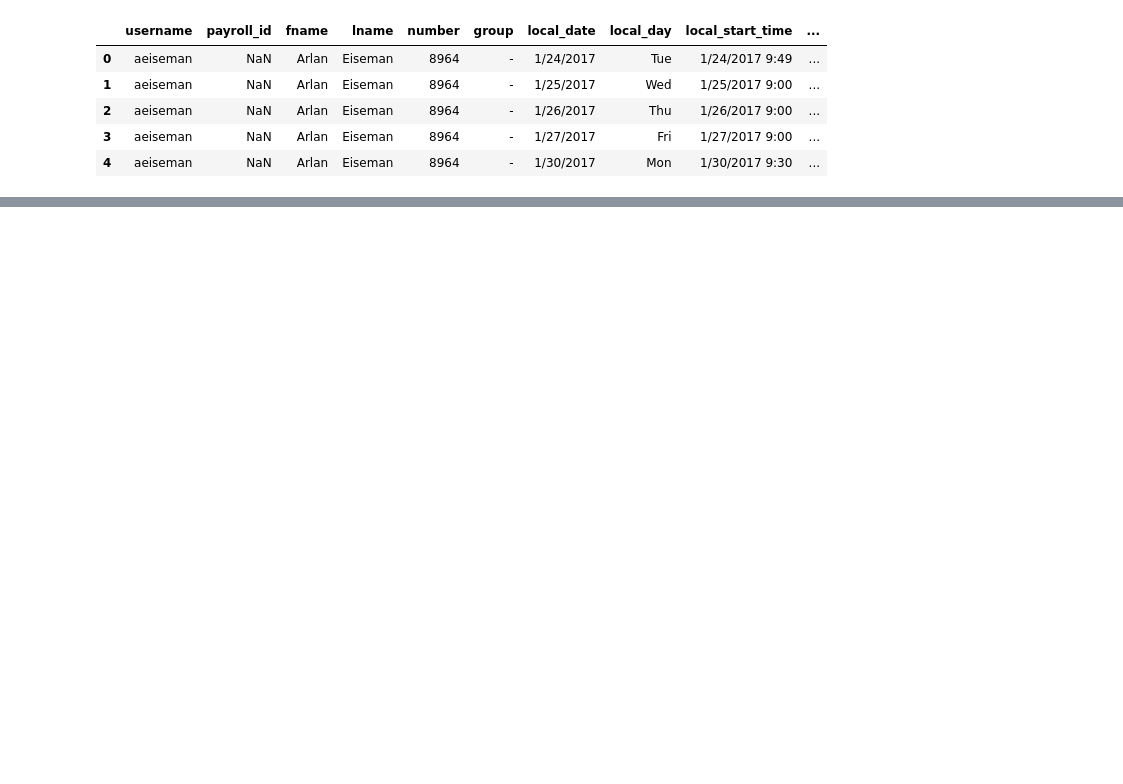
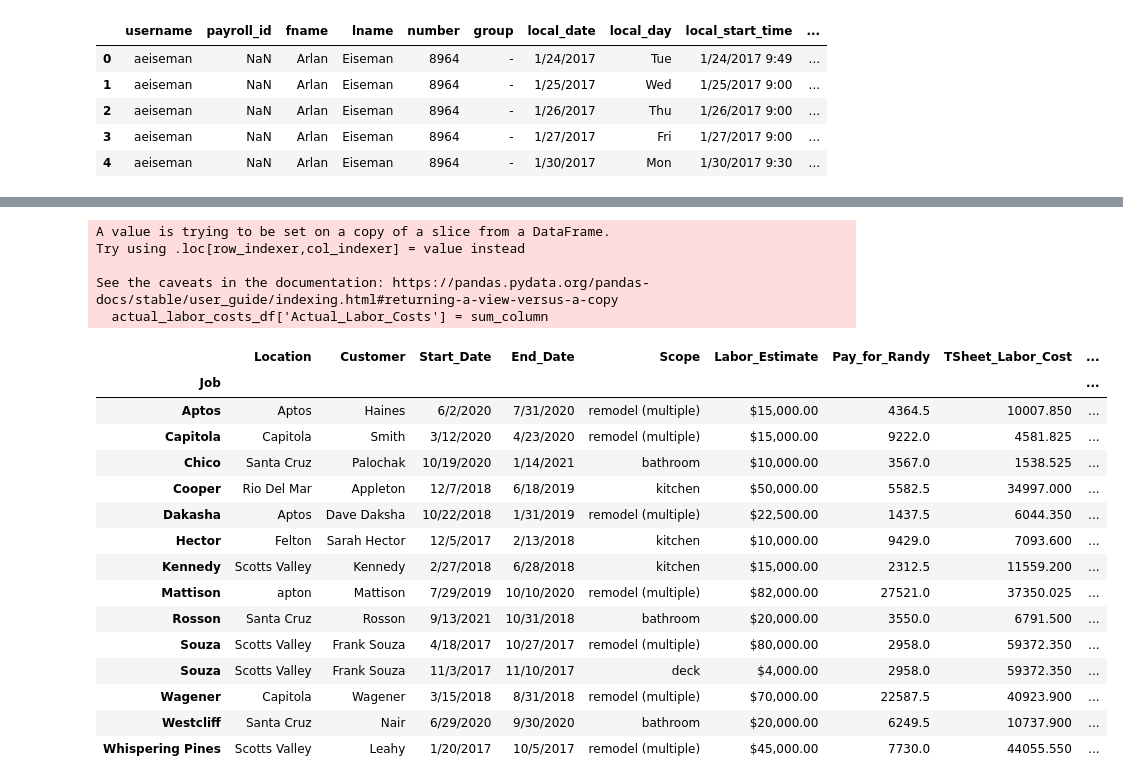
Before and after one commit to lesliefinlayson/Small_Business_Analysis, a Jupyter notebook: exploritory.ipynb, the cells around one changed output, grey strips where cells are left out. Drawn from its saved outputs; the diff is of its cells as text; code cells hidden in the pictures; blank space fills up the shorter version.

Commit message:
have total labor costs

```diff
--- a/exploritory.ipynb
+++ b/exploritory.ipynb
@@ -365,0 +552,5 @@ randy_pay_df.head()
+# %%
+#add employee labor cost to labor cost dataframe
+#merge Tsheets pay df and labor estimate df
+actual_labor_costs_df = pd.merge(employee_pay_df, labor_cost_df, left_index=True, right_index=True)
+actual_labor_costs_df
@@ -365,0 +574,4 @@ randy_pay_df.head()
+# %%
+#change column order
+actual_labor_costs_df = actual_labor_costs_df[['Location', 'Customer', 'Start_Date', 'End_Date', 'Scope', 'Labor_Estimate', 'Pay_for_Randy', 'TSheet_Labor_Cost']]
+actual_labor_costs_df
@@ -365,0 +595,30 @@ randy_pay_df.head()
+# %%
+#add labor for total
+sum_column = actual_labor_costs_df['Pay_for_Randy'] + actual_labor_costs_df['TSheet_Labor_Cost']
+# %%
+actual_labor_costs_df['Actual_Labor_Costs'] = sum_column
+# %% [output]
+A value is trying to be set on a copy of a slice from a DataFrame.
+Try using .loc[row_indexer,col_indexer] = value instead
+
+See the caveats in the documentation: https://pandas.pydata.org/pandas-docs/stable/user_guide/indexing.html#returning-a-view-versus-a-copy
+  actual_labor_costs_df['Actual_Labor_Costs'] = sum_column
+# %%
+actual_labor_costs_df
+# %% [output]
+|  | Location | Customer | Start_Date | End_Date | Scope | Labor_Estimate | Pay_for_Randy | TSheet_Labor_Cost | ... |
+| Job |  |  |  |  |  |  |  |  | ... |
+| Aptos | Aptos | Haines | 6/2/2020 | 7/31/2020 | remodel (multiple) | $15,000.00 | 4364.5 | 10007.850 | ... |
+| Capitola | Capitola | Smith | 3/12/2020 | 4/23/2020 | remodel (multiple) | $15,000.00 | 9222.0 | 4581.825 | ... |
+| Chico | Santa Cruz | Palochak | 10/19/2020 | 1/14/2021 | bathroom | $10,000.00 | 3567.0 | 1538.525 | ... |
+| Cooper | Rio Del Mar | Appleton | 12/7/2018 | 6/18/2019 | kitchen | $50,000.00 | 5582.5 | 34997.000 | ... |
+| Dakasha | Aptos | Dave Daksha | 10/22/2018 | 1/31/2019 | remodel (multiple) | $22,500.00 | 1437.5 | 6044.350 | ... |
+| Hector | Felton | Sarah Hector | 12/5/2017 | 2/13/2018 | kitchen | $10,000.00 | 9429.0 | 7093.600 | ... |
+| Kennedy | Scotts Valley | Kennedy | 2/27/2018 | 6/28/2018 | kitchen | $15,000.00 | 2312.5 | 11559.200 | ... |
+| Mattison | apton | Mattison | 7/29/2019 | 10/10/2020 | remodel (multiple) | $82,000.00 | 27521.0 | 37350.025 | ... |
+| Rosson | Santa Cruz | Rosson | 9/13/2021 | 10/31/2018 | bathroom | $20,000.00 | 3550.0 | 6791.500 | ... |
+| Souza | Scotts Valley | Frank Souza | 4/18/2017 | 10/27/2017 | remodel (multiple) | $80,000.00 | 2958.0 | 59372.350 | ... |
+| Souza | Scotts Valley | Frank Souza | 11/3/2017 | 11/10/2017 | deck | $4,000.00 | 2958.0 | 59372.350 | ... |
+| Wagener | Capitola | Wagener | 3/15/2018 | 8/31/2018 | remodel (multiple) | $70,000.00 | 22587.5 | 40923.900 | ... |
+| Westcliff | Santa Cruz | Nair | 6/29/2020 | 9/30/2020 | bathroom | $20,000.00 | 6249.5 | 10737.900 | ... |
+| Whispering Pines | Scotts Valley | Leahy | 1/20/2017 | 10/5/2017 | remodel (multiple) | $45,000.00 | 7730.0 | 44055.550 | ... |
```
Also changed, not shown: parts of 27 cells of this notebook.
